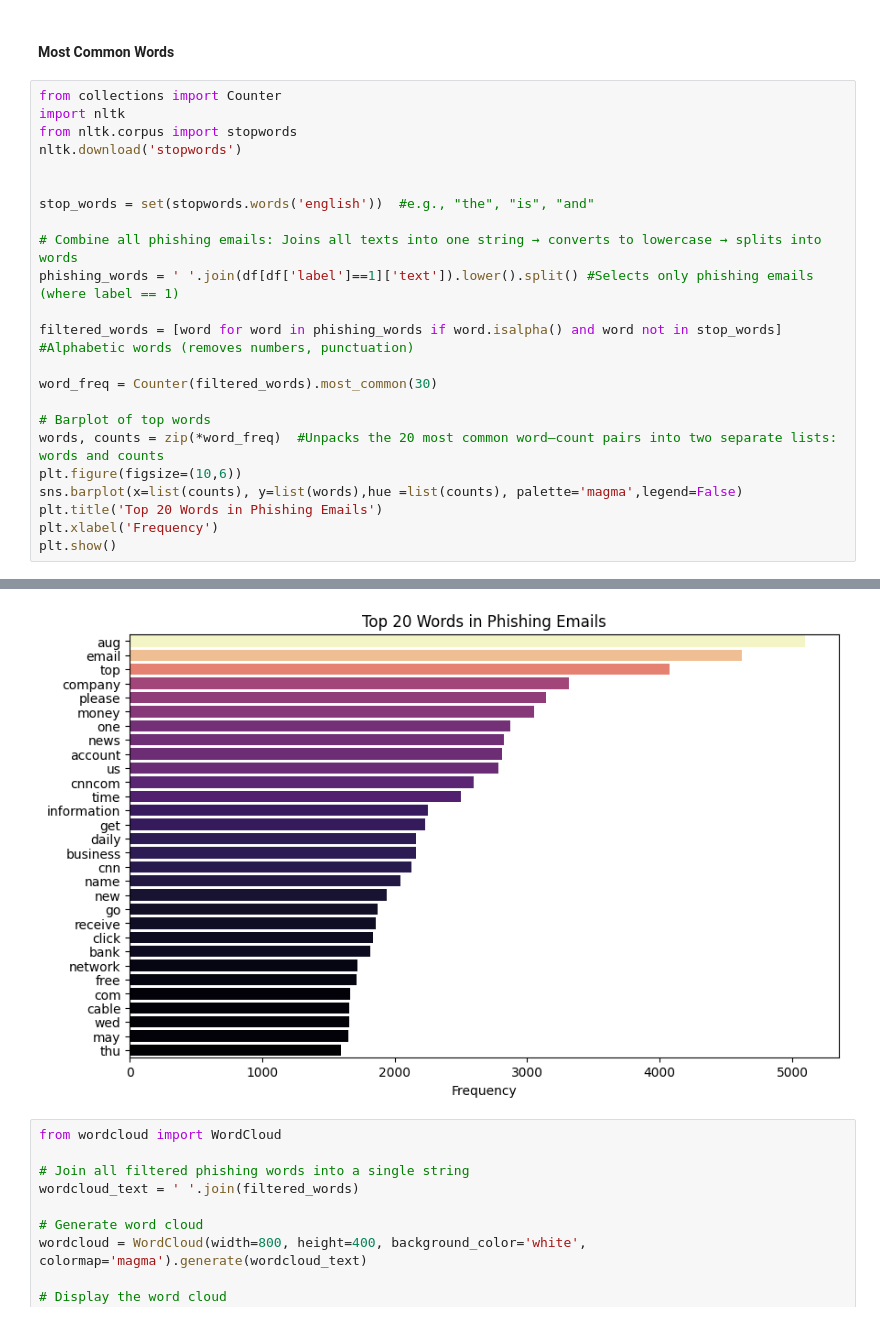
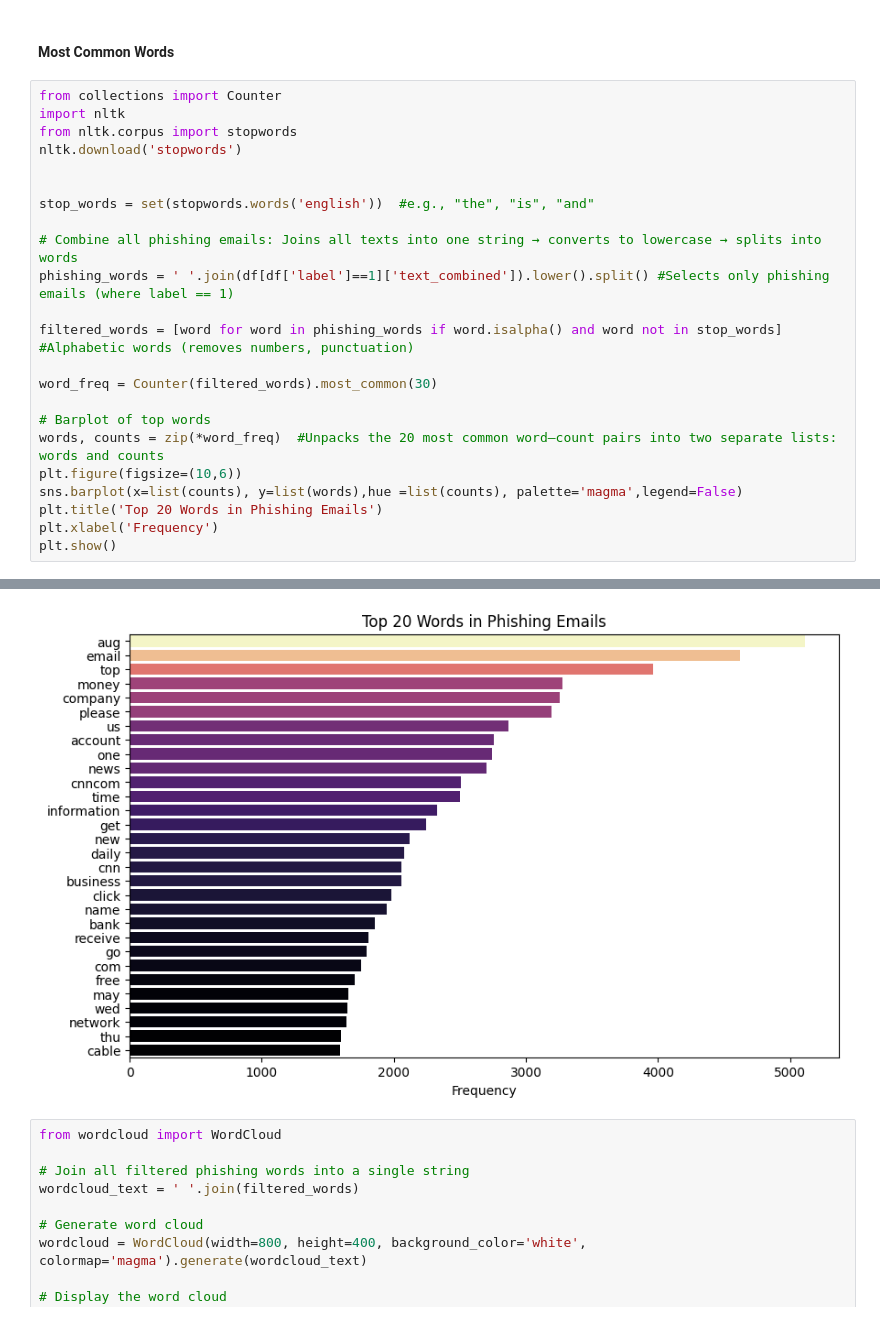
Before and after one commit to kushalshah0/colab_tools, a Jupyter notebook: ai-generated-phishing-emails-detection.ipynb, the cells around one changed output, grey strips where cells are left out. Cells and saved outputs as stored; diff of their text form.

```diff
--- a/ai-generated-phishing-emails-detection.ipynb
+++ b/ai-generated-phishing-emails-detection.ipynb
@@ -191,7 +191,7 @@ nltk.download('stopwords')
 stop_words = set(stopwords.words('english'))  #e.g., "the", "is", "and"
 
 # Combine all phishing emails: Joins all texts into one string → converts to lowercase → splits into words
-phishing_words = ' '.join(df[df['label']==1]['text']).lower().split() #Selects only phishing emails (where label == 1)
+phishing_words = ' '.join(df[df['label']==1]['text_combined']).lower().split() #Selects only phishing emails (where label == 1)
 
 filtered_words = [word for word in phishing_words if word.isalpha() and word not in stop_words] #Alphabetic words (removes numbers, punctuation)
 
@@ -210,5 +209,5 @@ plt.show()
 [nltk_data]   Package stopwords is already up-to-date!
-[figure, old version]
+[figure, new version]
 # %%
 from wordcloud import WordCloud
 
```
Also changed, not shown: parts of 1 cell of this notebook.
